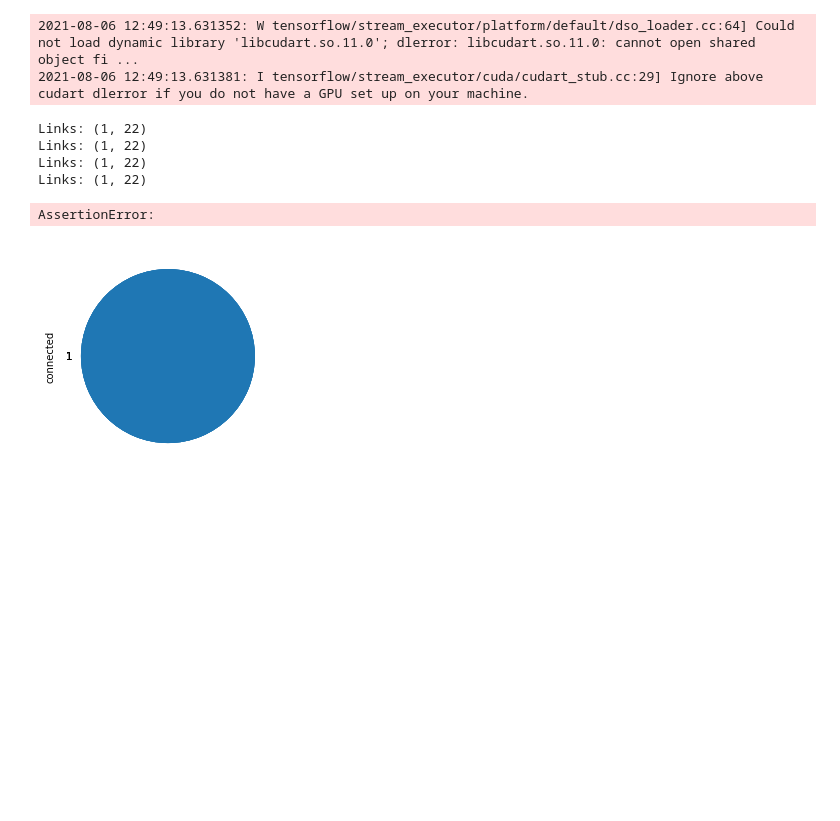
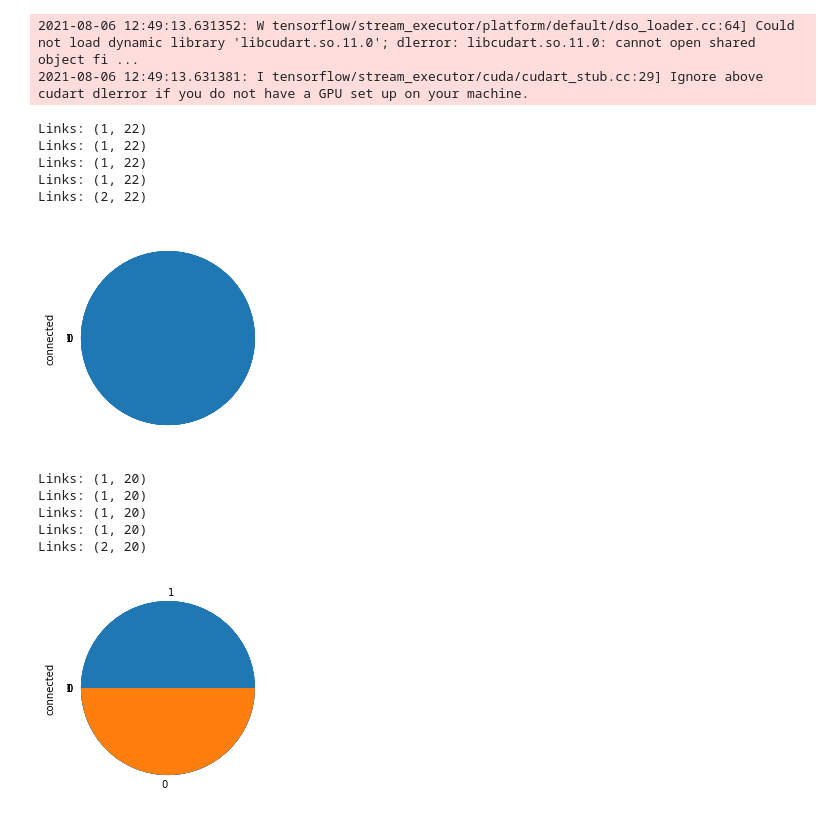
Before and after one commit to MartinCastroAlvarez/python-deep-learning-algorithms, a Jupyter notebook: linkprediction.ipynb, the cells around one changed output. Saved outputs shown, nothing was run; the diff lists cells and outputs as text; code cells hidden in the pictures; blank space fills up the shorter version.

```diff
--- a/linkprediction.ipynb
+++ b/linkprediction.ipynb
@@ -324,6 +331,7 @@ def random_person_person_link(
     nulls: float = 0.1,
     connected: bool = False,
     mutability: float = 0.01,
+    target: str = 'connected',
 ) -> dict:
     """
     Generates a random dictionary representation of the affiliation
@@ -366,20 +374,24 @@ def random_person_person_link(
         if random_event(probability=0.3):
             # Popular Person.
             other['popularity_score'] = random_float(0.9, 1.0)
-        if random_event(probability=0.3):
+        if random_event(probability=0.7):
             # Highly connected nodes.
             relationship['introduction_path_length'] = random_integer(1, 2)
-        if random_event(probability=0.3):
+        if random_event(probability=0.7):
             # High score path.
             relationship['introduction_path_score'] = random_float(0.9, 1.0)
-        if random_event(probability=0.3):
+        if random_event(probability=0.7):
             # Lots of mutual connections.
             relationship['mutual_connections'] = random_integer(300, 1000)
+    else:
+        relationship['introduction_path_length'] = random_integer(4, 6)
+        relationship['introduction_path_score'] = random_float(0.0, 0.2)
+        relationship['mutual_connections'] = random_integer(0, 10)
     return {
         **add_suffix(person, "1"),
         **add_suffix(other, "2"),
         **add_suffix(relationship, "relationship"),
-        "connected": 1 if connected else 0,
+        target: 1 if connected else 0,
     }
 
 
@@ -404,18 +416,14 @@ def generate_random_investments_dataset(
         random_person_company_link(
             nulls=nulls,
             connected=random_event(probability=connections),
-            mutability=mutability
+            mutability=mutability,
+            target=target,
         )
         for _ in range(total)
     ]
     if feedback is not None:
         for case in feedback:
-            raw_links_list.extend([{
-                **add_suffix(case[0], "company"),
-                **add_suffix(case[1], "person"),
-                **add_suffix(case[2], "relationship"),
-                target: case[3],
-            }] * relevance)
+            raw_links_list.extend([case] * relevance)
     raw_links_dataframe: pd.DataFrame = pd.DataFrame(raw_links_list)
     raw_links_dataframe[target] = raw_links_dataframe[target].astype(int)
     print("Links:", raw_links_dataframe.shape)
@@ -424,12 +432,54 @@ def generate_random_investments_dataset(
 
 assert isinstance(generate_random_investments_dataset(total=1), pd.DataFrame)
 assert not generate_random_investments_dataset(total=1).equals(generate_random_investments_dataset(total=1))
-assert generate_random_investments_dataset(total=1).shape == (1, 17)
-assert generate_random_investments_dataset(total=2).shape == (2, 17)
+assert generate_random_investments_dataset(total=1).shape == (1, 22)
+assert generate_random_investments_dataset(total=2).shape == (2, 22)
 # %% [output]
 Links: (1, 22)
 Links: (1, 22)
 Links: (1, 22)
 Links: (1, 22)
+Links: (2, 22)
-AssertionError:
 [figure]
+# %%
+def generate_random_contacts_dataset(
+    total: int = 1000,
+    target: str = 'connected',
+    connections: float = 0.5,
+    nulls: float = 0.01,
+    mutability: float = 0.01,
+    feedback: list = None,
+    relevance: int = 10,
+) -> pd.DataFrame:
+    """
+    Generates a random dataset of $total relationships between Persons.
+    """
+    raw_links_list: typing.List[dict] = [
+        random_person_person_link(
+            nulls=nulls,
+            connected=random_event(probability=connections),
+            mutability=mutability,
+            target=target,
+        )
+        for _ in range(total)
+    ]
+    if feedback is not None:
+        for case in feedback:
+            raw_links_list.extend([case] * relevance)
+    raw_links_dataframe: pd.DataFrame = pd.DataFrame(raw_links_list)
+    raw_links_dataframe[target] = raw_links_dataframe[target].astype(int)
+    print("Links:", raw_links_dataframe.shape)
+    raw_links_dataframe[target].astype(int).value_counts().plot(kind='pie')
+    return raw_links_dataframe
+
+assert isinstance(generate_random_contacts_dataset(total=1), pd.DataFrame)
+assert not generate_random_contacts_dataset(total=1).equals(generate_random_contacts_dataset(total=1))
+assert generate_random_contacts_dataset(total=1).shape == (1, 20)
+assert generate_random_contacts_dataset(total=2).shape == (2, 20)
+# %% [output]
+Links: (1, 20)
+Links: (1, 20)
+Links: (1, 20)
+Links: (1, 20)
+Links: (2, 20)
+[figure, added]
```
Also changed, not shown: parts of 20 cells of this notebook, 1 other file.
